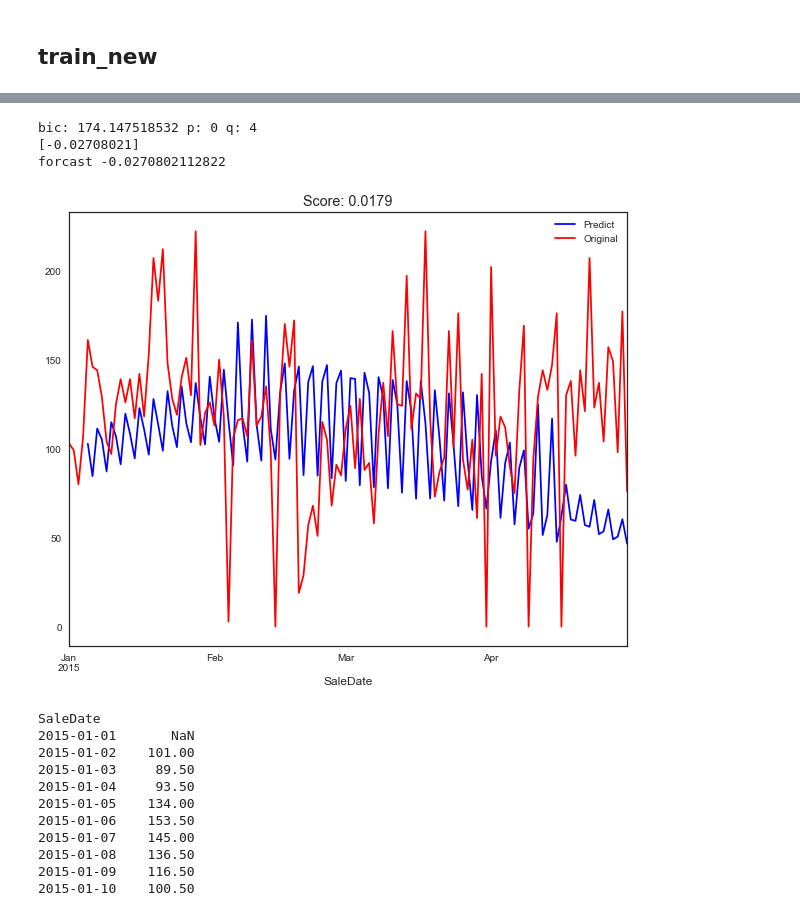
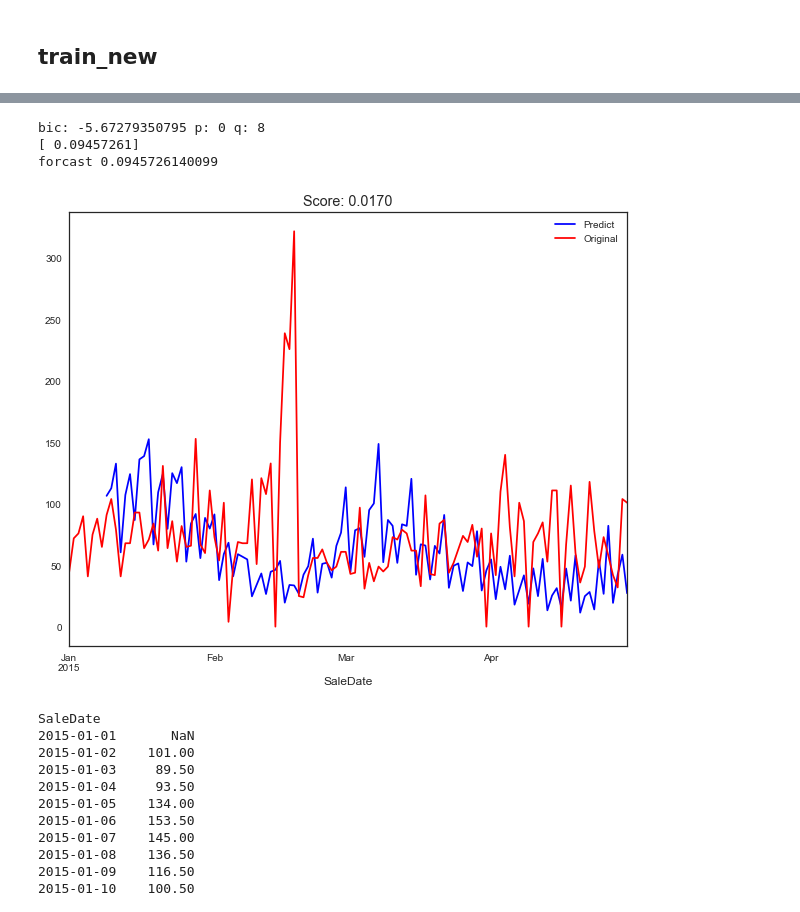
Before and after one commit to dereksjtu/MachineLearning_Matches, a Jupyter notebook: supermarket/prj/code/arima_supermarket.ipynb, the cells around one changed output, grey strips where cells are left out. Saved outputs shown, nothing was run; the diff lists cells and outputs as text; code cells hidden in the pictures.

```diff
--- a/supermarket/prj/code/arima_supermarket.ipynb
+++ b/supermarket/prj/code/arima_supermarket.ipynb
@@ -291,7 +293,7 @@ NameError: name 'ts_log' is not defined
 ## train_new
 # %%
 train_new = pd.read_csv('train_new_total.csv')
-train_12 = train_new[train_new['Class'] == 12][['SaleDate','saleCount']]
+train_12 = train_new[train_new['Class'] == 22][['SaleDate','saleCount']]
 train_12
 # %% [output]
 |  | SaleDate | saleCount |
@@ -480,7 +482,7 @@ if __name__ == '__main__':
     ts_log = np.log(ts)
 
     # 数据预处理
-    step = 5
+    step = 3
     ts_log = np.log(ts)
     rol_mean = ts_log.rolling(window=step).mean()
     rol_mean.dropna(inplace=True)
@@ -822,7 +827,7 @@ if __name__ == '__main__':
     ts_log = np.log(ts)
 
     # 数据预处理
-    step = 3
+    step = 7
     ts_log = np.log(ts)
     rol_mean = ts_log.rolling(window=step).mean()
     rol_mean.dropna(inplace=True)
@@ -833,37 +838,37 @@ if __name__ == '__main__':
 
     # 模型拟合
     model = arima_model(ts_diff_2)
     #  这里使用模型参数自动识别
     model.get_proper_model()
     print 'bic:', model.bic, 'p:', model.p, 'q:', model.q
     print model.properModel.forecast()[0]
     print "forcast",model.forecast_next_day_value(type='day')
 
     # 预测结果还原
     predict_ts = model.properModel.predict()
     diff_shift_ts = ts_diff_1.shift(1)
     diff_recover_1 = predict_ts.add(diff_shift_ts)
     rol_shift_ts = rol_mean.shift(1)
     diff_recover = diff_recover_1.add(rol_shift_ts)
     rol_sum = ts_log.rolling(window=step-1).sum()
     rol_recover = diff_recover*step - rol_sum.shift(1)
     log_recover = np.exp(rol_recover)
     log_recover.dropna(inplace=True)
 
     # 预测结果作图
     ts_origin = ts_origin[log_recover.index]
     plt.figure(facecolor='white')
     log_recover.plot(color='blue', label='Predict')
     ts.plot(color='red', label='Original')
     plt.legend(loc='best')
     plt.title('Score: %.4f'% score(log_recover,ts_origin))
 
     plt.show()
 # %% [output]
-bic: 174.147518532 p: 0 q: 4
-[-0.02708021]
-forcast -0.0270802112822
+bic: -5.67279350795 p: 0 q: 8
+[ 0.09457261]
+forcast 0.0945726140099
-[figure, old version]
+[figure, new version]
 # %%
 data = train_12.copy()
 tmp = train_12.copy()
```
Also changed, not shown: parts of 12 cells of this notebook, 14 other files.
